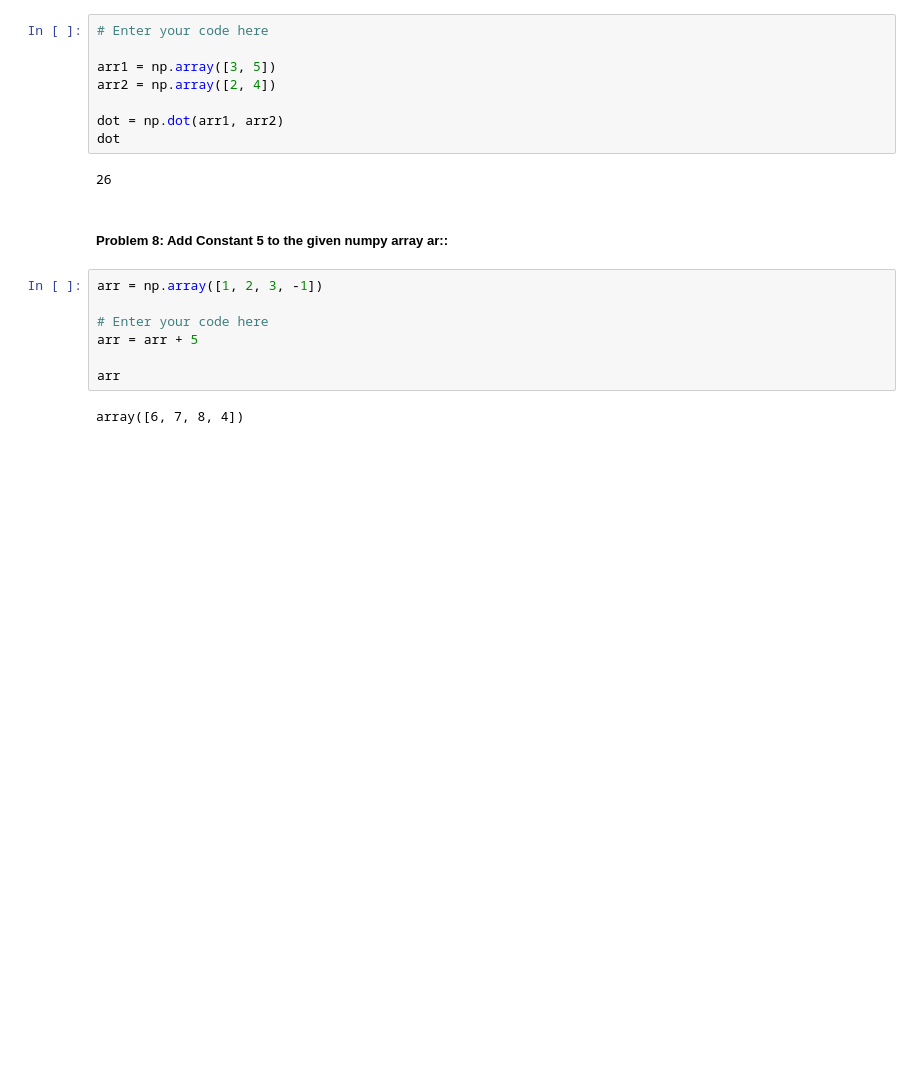
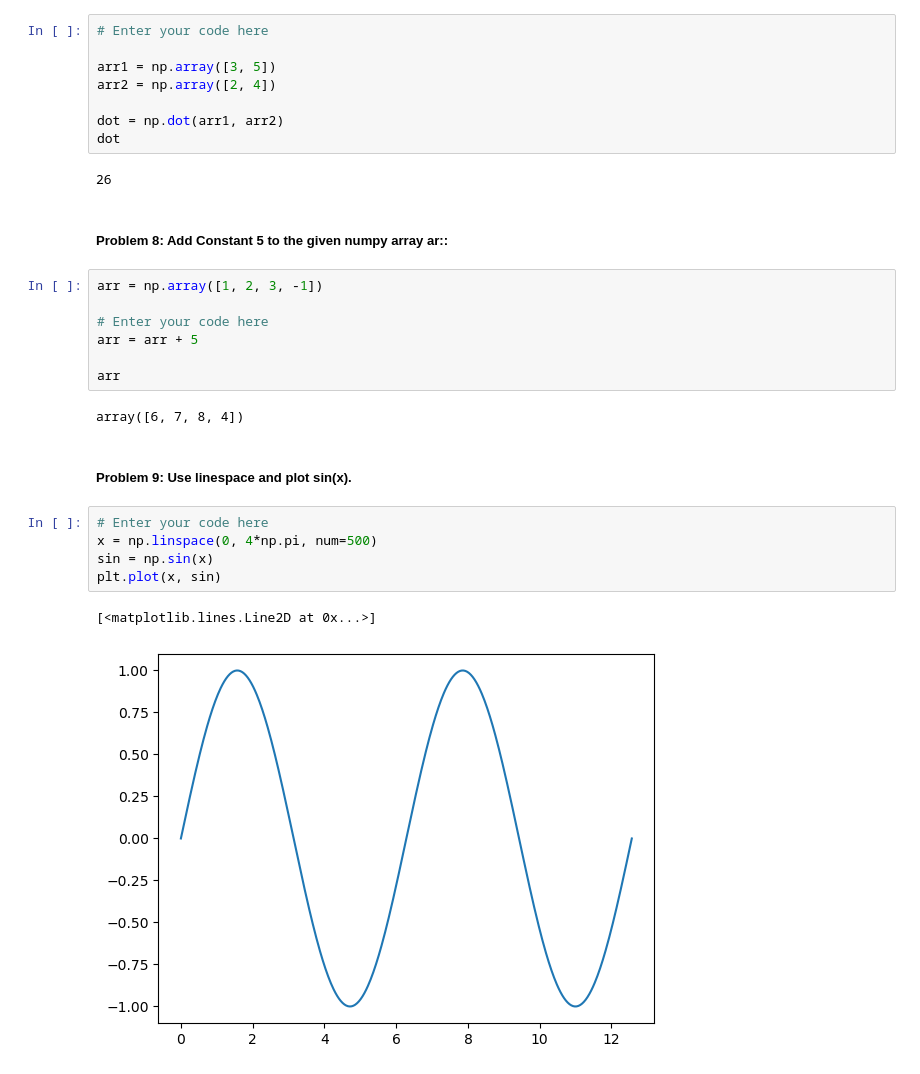
Before and after one commit to AfroozBolboli/Python-for-Data-Science-AI-Development, a Jupyter notebook: 1D Numpy-Exercises.ipynb, the cells around one changed output. Drawn from its saved outputs; the diff is of its cells as text; blank space fills up the shorter version.

Commit message:
Numpy Exercises Part 1
Added Problem 9

```diff
--- a/1D Numpy-Exercises.ipynb
+++ b/1D Numpy-Exercises.ipynb
@@ -123,3 +123,13 @@ arr = arr + 5
 arr
 # %% [output]
 array([6, 7, 8, 4])
+# %% [markdown]
+##### Problem 9: Use linespace and plot sin(x).
+# %%
+# Enter your code here
+x = np.linspace(0, 4*np.pi, num=500)
+sin = np.sin(x)
+plt.plot(x, sin)
+# %% [output]
+[<matplotlib.lines.Line2D at 0x...>]
+[figure, added]
```
